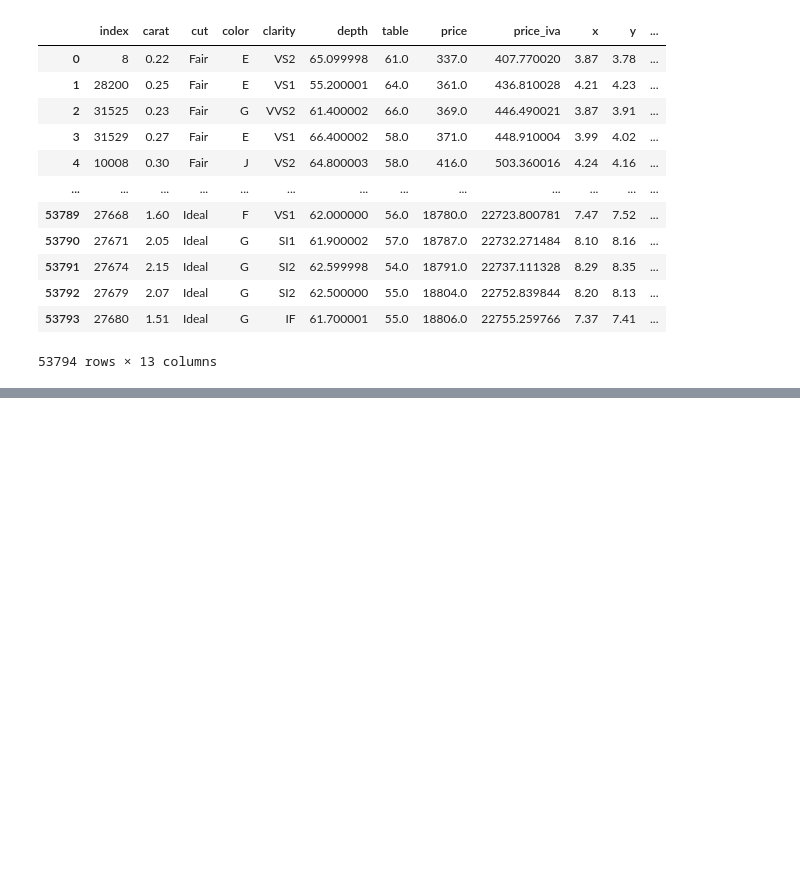
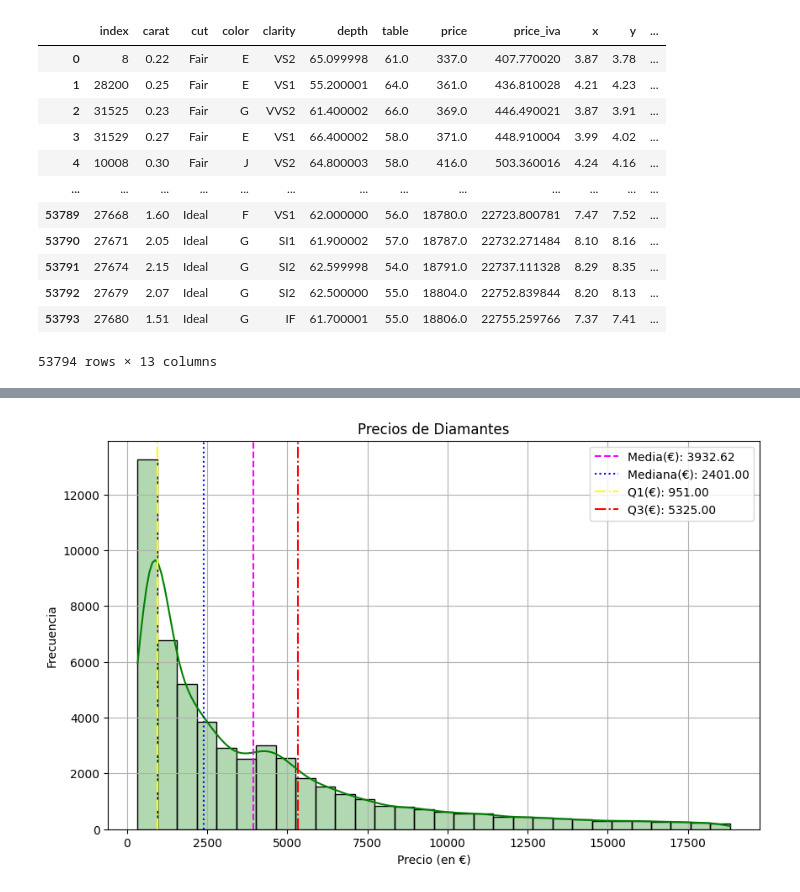
Before and after one commit to angovery/Data-Science-Bootcamp, a Jupyter notebook: Ejercicios_Evaluados/Modulo_3/m3_ejercicio_evaluado_Jose_Ignacio_Hernandez_Palacios.ipynb, the cells around one changed output, grey strips where cells are left out. Cells and saved outputs as stored; diff of their text form; code cells hidden in the pictures; blank space fills up the shorter version.

```diff
--- a/Ejercicios_Evaluados/Modulo_3/m3_ejercicio_evaluado_Jose_Ignacio_Hernandez_Palacios.ipynb
+++ b/Ejercicios_Evaluados/Modulo_3/m3_ejercicio_evaluado_Jose_Ignacio_Hernandez_Palacios.ipynb
@@ -1377,0 +1408,2 @@ Se agrupan las filas por las tres columnas de tipo categórico ('cut', 'color' y
+# %%
+media_price = df['price'].mean()
@@ -1377,0 +1412,2 @@ Se agrupan las filas por las tres columnas de tipo categórico ('cut', 'color' y
+# %%
+mediana_price = df['price'].median()
@@ -1377,0 +1441,15 @@ Se agrupan las filas por las tres columnas de tipo categórico ('cut', 'color' y
+# %%
+plt.figure(figsize=(10,6))
+sns.histplot(df['price'], bins=30, color='green', kde=True, alpha=0.3)
+plt.title("Precios de Diamantes")
+plt.xlabel("Precio (en €)")
+plt.ylabel("Frecuencia")
+plt.axvline(media_price, color='magenta', linestyle='--', label=f'Media(€): {media_price:.2f}') # media
+plt.axvline(mediana_price, color='blue', linestyle='dotted', label=f'Mediana(€): {mediana_price:.2f}') # mediana
+plt.axvline(q1_price, color='yellow', linestyle='-.', label=f'Q1(€): {q1_price:.2f}') # Q1
+plt.axvline(q3_price, color='red', linestyle='-.', label=f'Q3(€): {q3_price:.2f}') # Q3
+plt.legend()
+plt.grid()
+plt.show();
+# %% [output]
+[figure, added]
```
Also changed, not shown: parts of 20 cells of this notebook.
